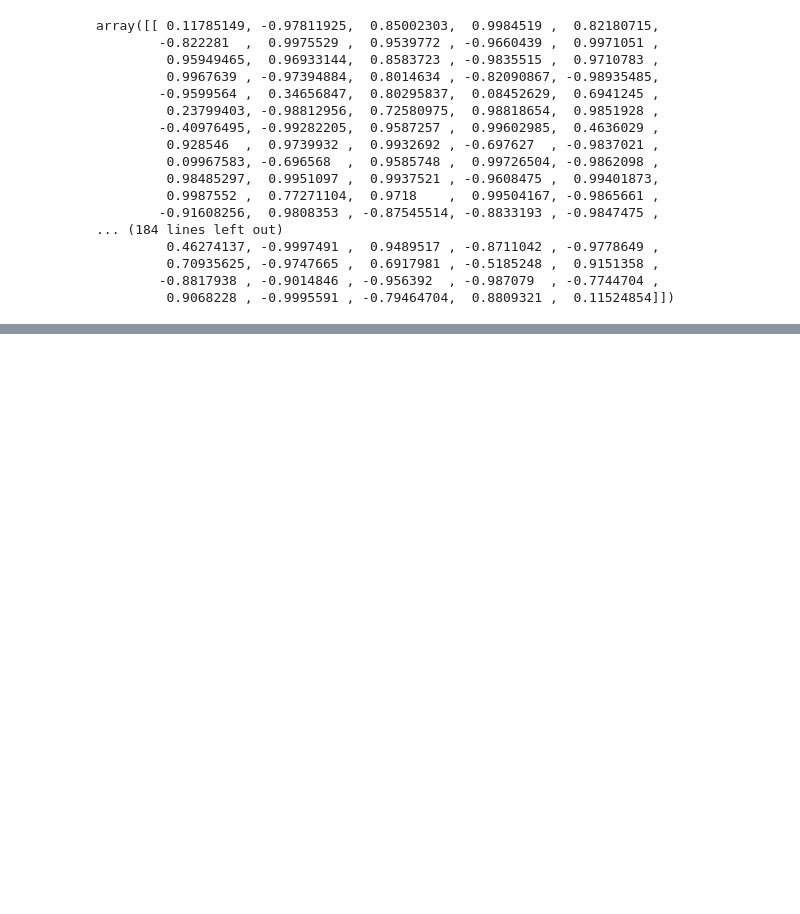
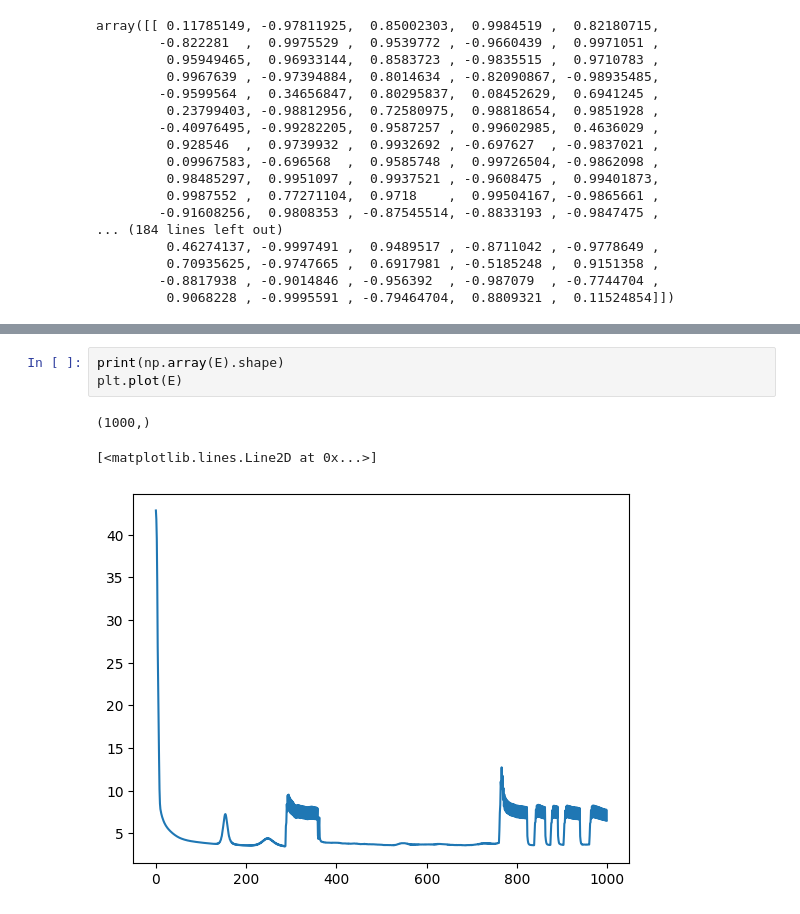
Before and after one commit to gmg00/ML_prj, a Jupyter notebook: notebooks/prova_train_ricorsivo.ipynb, the cells around one changed output, grey strips where cells are left out. Drawn from its saved outputs; the diff is of its cells as text; blank space fills up the shorter version.

```diff
--- a/notebooks/prova_train_ricorsivo.ipynb
+++ b/notebooks/prova_train_ricorsivo.ipynb
@@ -264,0 +395,7 @@ array([[  7.897453 ,  -9.330632 ,  14.8494005, ...,   7.265506 ,
+# %%
+print(np.array(E).shape)
+plt.plot(E)
+# %% [output]
+(1000,)
+[<matplotlib.lines.Line2D at 0x...>]
+[figure, added]
```
Also changed, not shown: parts of 8 cells of this notebook, 1 other file.
